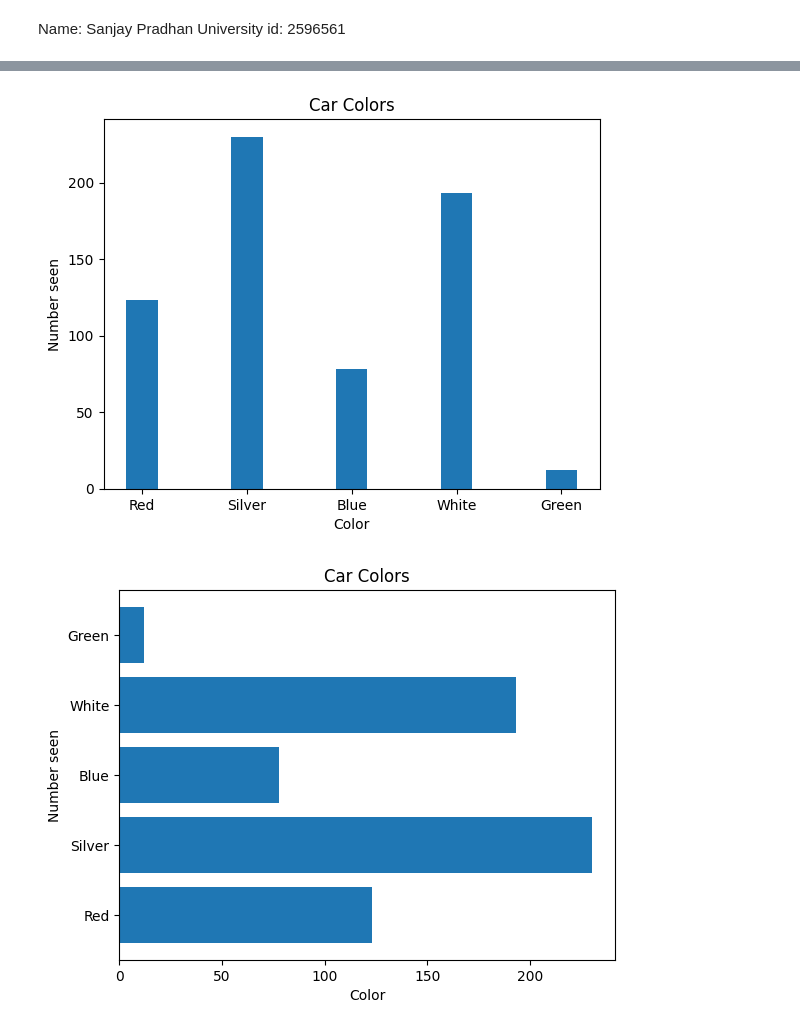
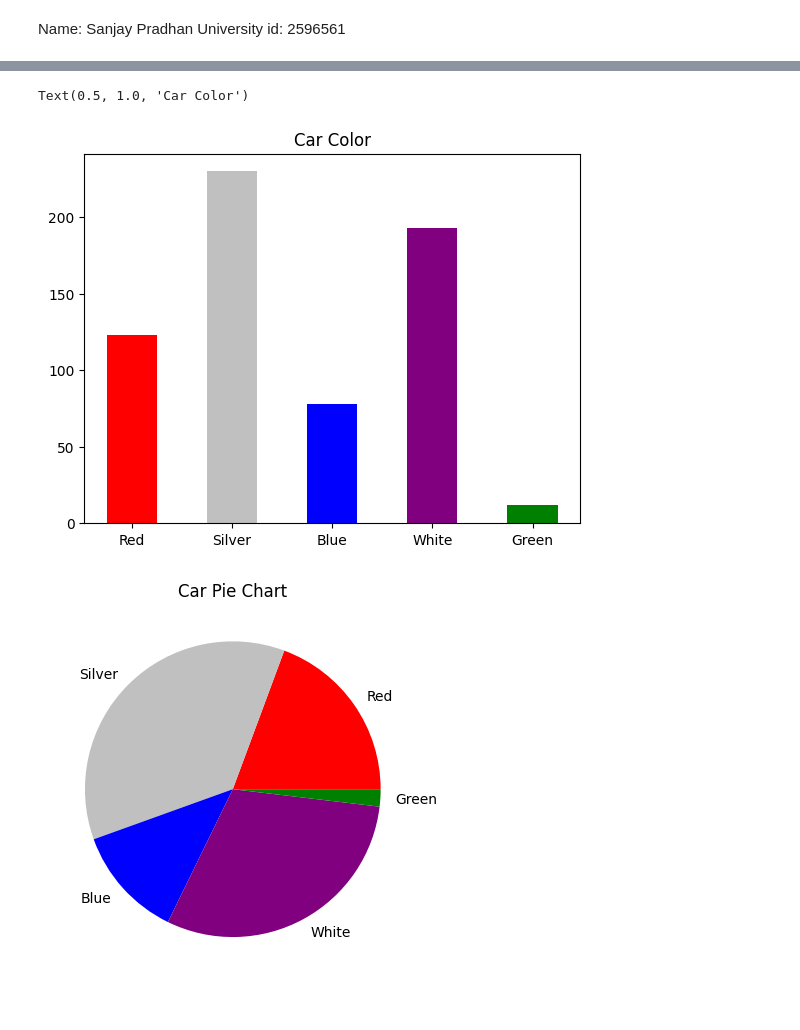
Before and after one commit to sanjaypradhan2066-cloud/Math, a Jupyter notebook: workshop4.ipynb, the cells around one changed output, grey strips where cells are left out. Saved outputs shown, nothing was run; the diff lists cells and outputs as text; code cells hidden in the pictures.

```diff
--- a/workshop4.ipynb
+++ b/workshop4.ipynb
@@ -21,30 +133,22 @@ plt.show()
 # %%
+# Task - 4 (d)
 import matplotlib.pyplot as plt
-
-cars = ["Red", "Silver", "Blue", "White", "Green"]
-values = [123, 230, 78, 193, 12]
-
-plt.bar(cars, values, width=0.3)
-
-plt.title("Car Colors")
-plt.xlabel("Color")
-plt.ylabel("Number seen")
-
-plt.show()
+x = ["Red", "Silver","Blue", "White", "Green"]
+color = ["Red", "Silver","Blue", "Purple", "Green"]
+y = [123, 230, 78, 193, 12]
+plt.bar(x, y, width=0.5, color=color)
+plt.title("Car Color")
 # %% [output]
+Text(0.5, 1.0, 'Car Color')
-[figure, old version]
+[figure, new version]
 # %%
+# Task - 4 (e)
 import matplotlib.pyplot as plt
-
-cars = ["Red", "Silver", "Blue", "White", "Green"]
-values = [123, 230, 78, 193, 12]
-
-plt.barh(cars, values)
-
-plt.title("Car Colors")
-plt.xlabel("Color")
-plt.ylabel("Number seen")
-
+x = ["Red", "Silver","Blue", "White", "Green"]
+color = ["Red", "Silver","Blue", "Purple", "Green"]
+y = [123, 230, 78, 193, 12]
+plt.title("Car Pie Chart")
+plt.pie(y, labels=x, colors=color)
 plt.show()
 # %% [output]
-[figure, old version]
+[figure, new version]
```
Also changed, not shown: parts of 16 cells of this notebook.
